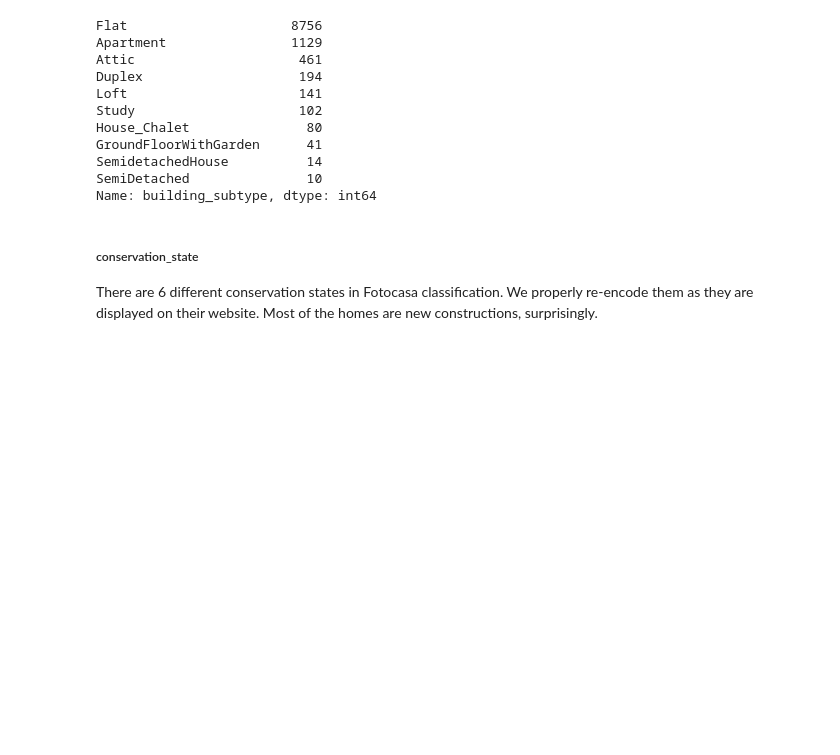
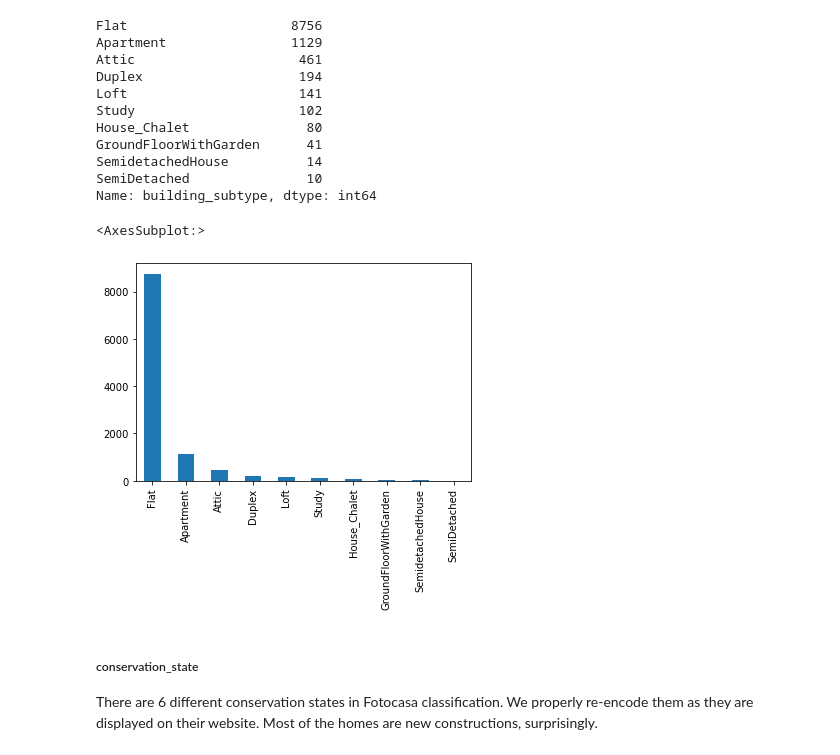
Before and after one commit to jordi-cluet/ADSDB-EtE-Project, a Jupyter notebook: format_housing.ipynb, the cells around one changed output. Drawn from its saved outputs; the diff is of its cells as text; code cells hidden in the pictures; blank space fills up the shorter version.

Commit message:
Added plots for categorical variables

```diff
--- a/format_housing.ipynb
+++ b/format_housing.ipynb
@@ -136,6 +136,11 @@ GroundFloorWithGarden      41
 SemidetachedHouse          14
 SemiDetached               10
 Name: building_subtype, dtype: int64
+# %%
+df['building_subtype'].value_counts().plot(kind='bar')
+# %% [output]
+<AxesSubplot:>
+[figure, added]
 # %% [markdown]
 ##### conservation_state
 There are 6 different conservation states in Fotocasa classification. We properly re-encode them as they are displayed on their website. Most of the homes are new constructions, surprisingly.
```
Also changed, not shown: parts of 7 cells of this notebook.
